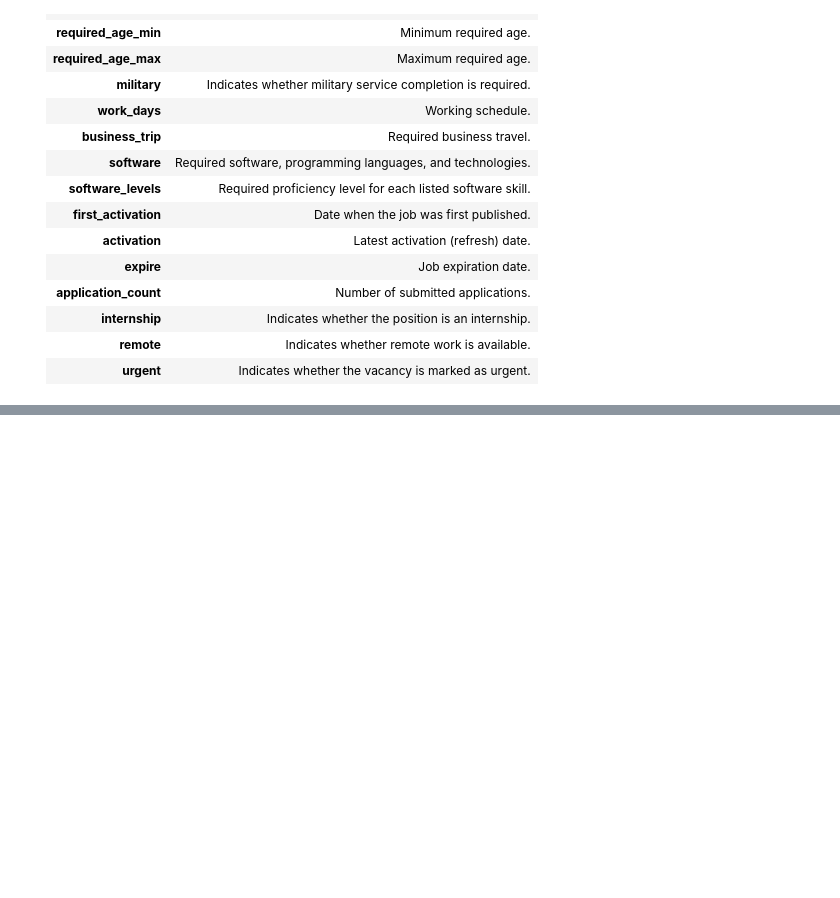
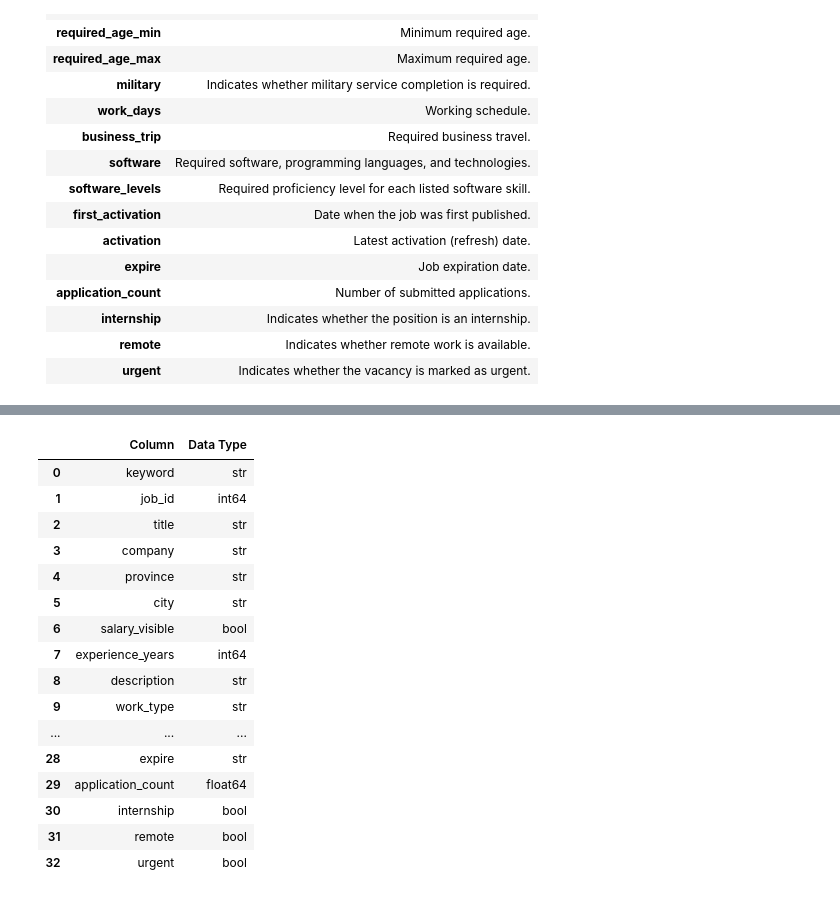
Before and after one commit to Behniash/Iran-Job-Market-Analysis, a Jupyter notebook: notebooks/01_DataOverview.ipynb, the cells around one changed output, grey strips where cells are left out. Cells and saved outputs as stored; diff of their text form; code cells hidden in the pictures; blank space fills up the shorter version.

```diff
--- a/notebooks/01_DataOverview.ipynb
+++ b/notebooks/01_DataOverview.ipynb
@@ -56,0 +79,22 @@ df.head()
+# %%
+dtype_df = (df.dtypes.astype(str).reset_index())
+dtype_df.columns = ["Column", "Data Type"]
+dtype_df
+# %% [output]
+|  | Column | Data Type |
+| 0 | keyword | str |
+| 1 | job_id | int64 |
+| 2 | title | str |
+| 3 | company | str |
+| 4 | province | str |
+| 5 | city | str |
+| 6 | salary_visible | bool |
+| 7 | experience_years | int64 |
+| 8 | description | str |
+| 9 | work_type | str |
+| ... | ... | ... |
+| 28 | expire | str |
+| 29 | application_count | float64 |
+| 30 | internship | bool |
+| 31 | remote | bool |
+| 32 | urgent | bool |
```
Also changed, not shown: parts of 6 cells of this notebook, 1 other file.
